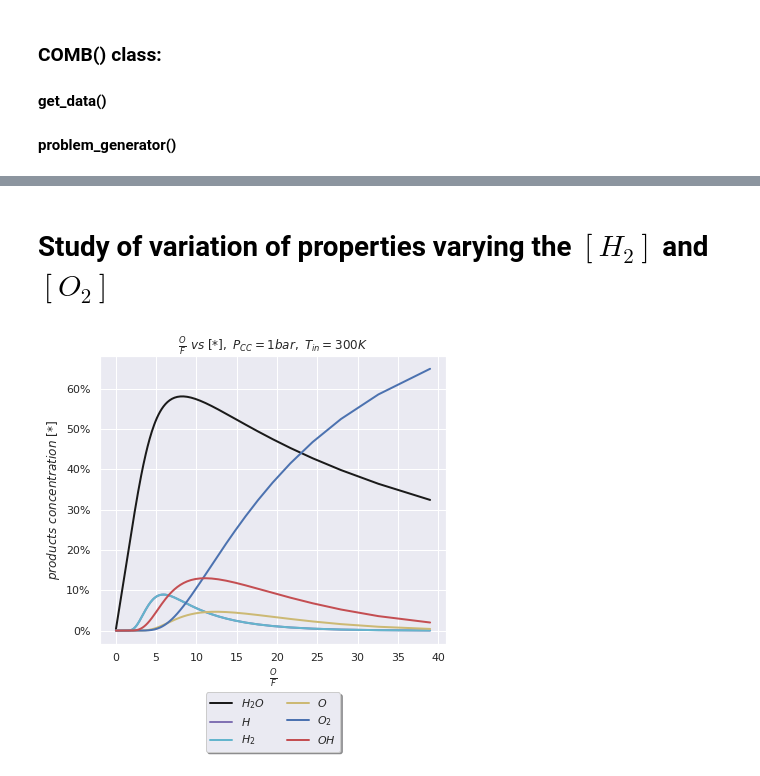
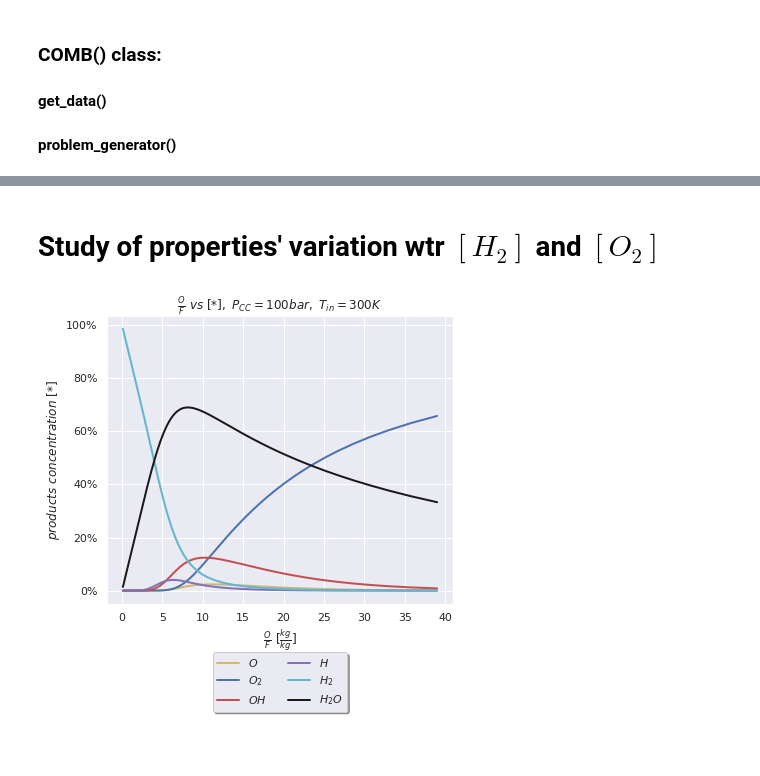
Before and after one commit to antoniopucciarelli/CEA_case, a Jupyter notebook: combustion1.ipynb, the cells around one changed output, grey strips where cells are left out. Saved outputs shown, nothing was run; the diff lists cells and outputs as text; code cells hidden in the pictures; blank space fills up the shorter version.

```diff
--- a/combustion1.ipynb
+++ b/combustion1.ipynb
@@ -147,7 +142,7 @@ def print_list(CC):
         # getting H
         H[ii]    = CC[ii].H
         # getting H2
-        H2[ii]   = CC[ii].H
+        H2[ii]   = CC[ii].H2
         # getting O
         O[ii]    = CC[ii].O
         # getting O2
@@ -219,18 +265,0 @@ plt.show()
-# %%
-CC_P = np.array([COMB() for ii in range(0,len(P))])
-
-for ii,pressure in enumerate(P):
-    temperature = 300
-    CC_P[ii].problem_generation(temperature,pressure,1,1,'case_01.inp')
-    os.system('bash ./CEA_case')
-    CC_P[ii].get_data('case_01.plt')
-
-# getting data from object list
-t, p, of, m, cp, H, H2, O, O2, O3, OH, H2O, H2OL = print_list(CC_P)
-
-# plotting data
-sbn.set_theme()
-fig2 = plt.figure()
-ax2   = fig2.add_axes([0,0,1,1])
-ax2.plot(p,H,'k')
-plt.show()
@@ -239,35 +266,45 @@ plt.show()
 # %% [markdown]
-# Study of variation of properties varying the $[H_2]$ and $[O_2]$
+# Study of properties' variation wtr $[H_2]$ and $[O_2]$
 # %%
+# setting up the interval of study
+# reactants
+O2_vec = np.linspace(0.1,0.975,400)
+H2_vec = 1 - O2_vec
+# initial conditions
+T  = np.linspace(200,1000,400)
+P  = np.linspace(1,100,400)
+
+# generation of object list
 CC_C = np.array([COMB() for ii in range(0,len(H2_vec))])
 
 for ii,h2 in enumerate(H2_vec):
     temperature = 300
-    pressure    = 1
-    CC_C[ii].problem_generation(temperature,pressure,h2,O2_vec[ii],'case_01.inp')
+    pressure    = 100
+    o2          = O2_vec[ii]
+    CC_C[ii].problem_generation(temperature,pressure,h2,o2,'case_01.inp')
     os.system('bash ./CEA_case')
     CC_C[ii].get_data('case_01.plt')
 
 # getting data from object list
 t, p, of, m, cp, H, H2, O, O2, O3, OH, H2O, H2OL = print_list(CC_C)
 
 # plotting data
 sbn.set_theme()
 fig3 = plt.figure()
 ax3  = fig3.add_axes([0,0,1,1])
-ax3.plot(of,H2O,'k',label=r'$H_2O$', linewidth=2)
-ax3.plot(of,H,'m',  label=r'$H$', linewidth=2)
-ax3.plot(of,H2,'c', label=r'$H_2$', linewidth=2)
 ax3.plot(of,O,'y',  label=r'$O$', linewidth=2)
 ax3.plot(of,O2,'b', label=r'$O_2$', linewidth=2)
 ax3.plot(of,OH,'r', label=r'$OH$', linewidth=2)
+ax3.plot(of,H,'m',  label=r'$H$', linewidth=2)
+ax3.plot(of,H2,'c', label=r'$H_2$', linewidth=2)
+ax3.plot(of,H2O,'k',label=r'$H_2O$', linewidth=2)
 chartBox = ax3.get_position()
 ax3.set_position([chartBox.x0, chartBox.y0, chartBox.width*0.8, chartBox.height])
 ax3.legend(loc='upper center', bbox_to_anchor=(0.5, -0.15), shadow=True, ncol=2)
 plt.title(r'$\frac{O}{F} \ vs \  [*], \  P_{CC} = ' + str(pressure) + 'bar, \ T_{in} = ' + str(temperature) +  'K$')
-plt.xlabel(r'$\frac{O}{F}$')
+plt.xlabel(r'$\frac{O}{F} \ [ \frac{kg}{kg} ] $')
 plt.ylabel(r'$products \ concentration \ [*]$')
 plt.gca().set_yticklabels(['{:.0f}%'.format(x*100) for x in plt.gca().get_yticks()])
 plt.show()
 # %% [output]
-[figure, old version]
+[figure, new version]
```
Also changed, not shown: parts of 11 cells of this notebook, 3 other files.
